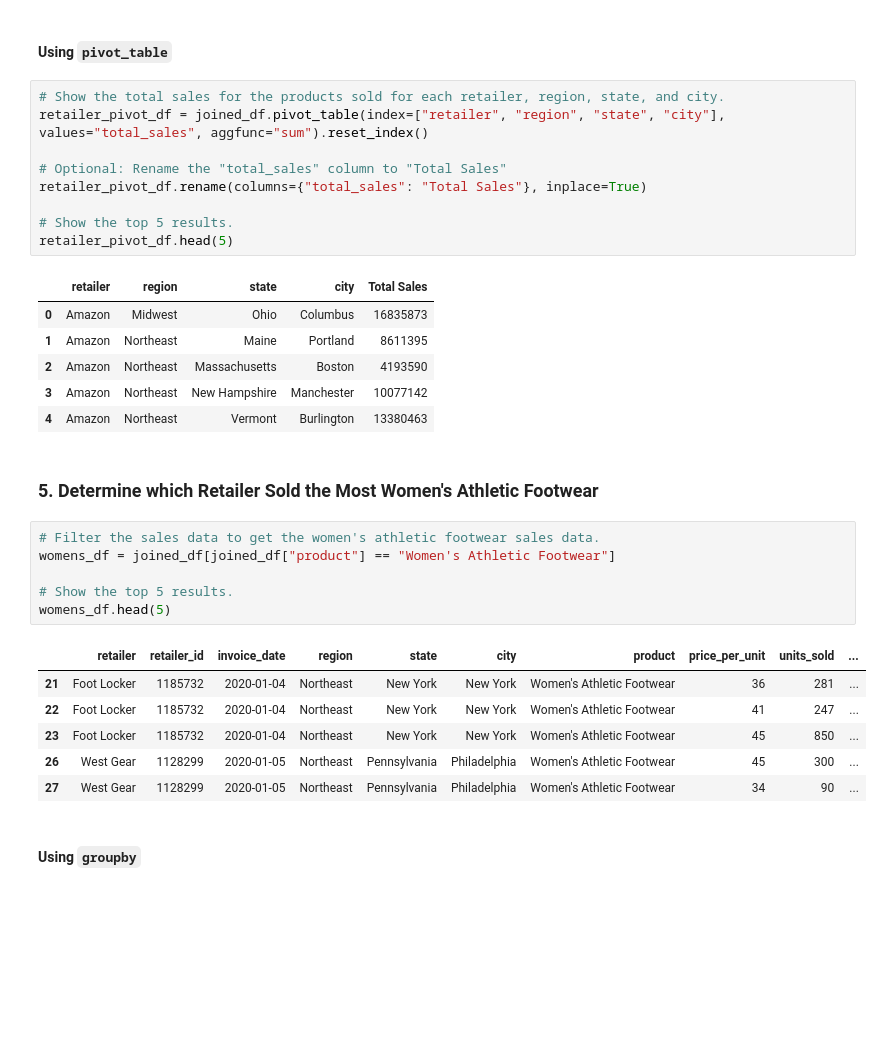
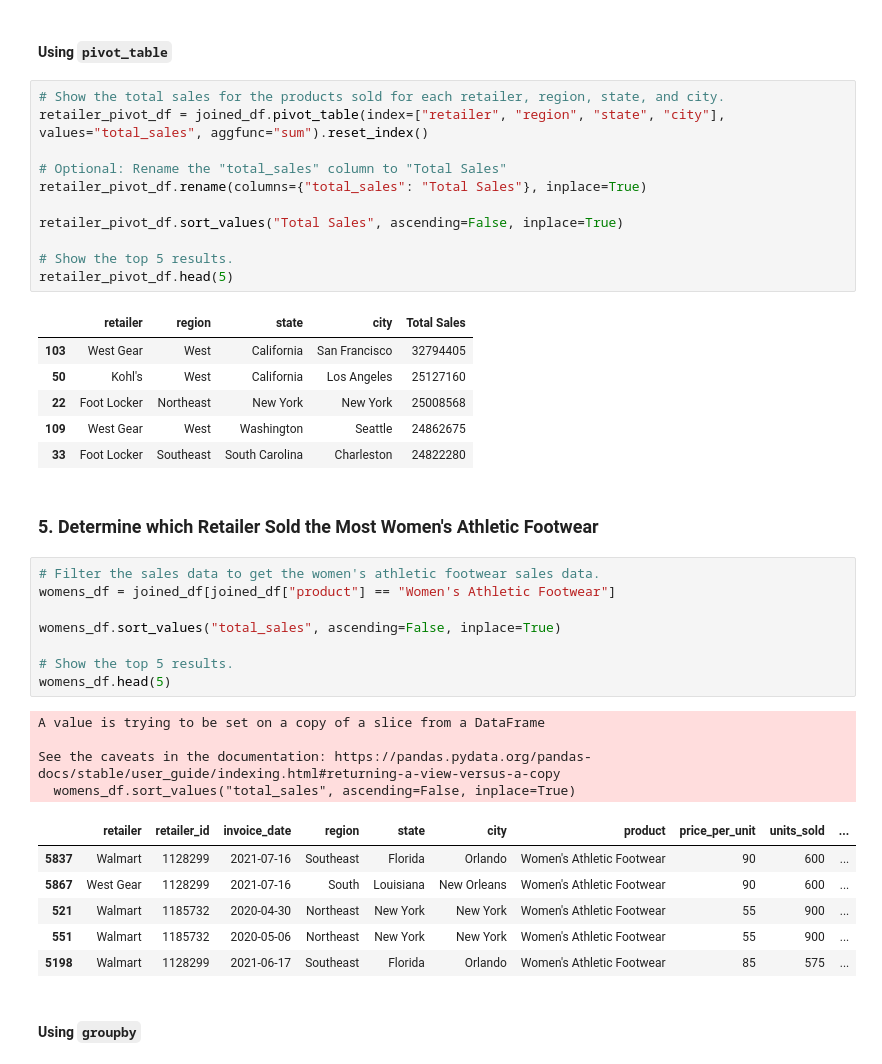
Before and after one commit to heidthecamp/athletic_sales_analysis, a Jupyter notebook: athletic_sales_analysis_starter_code.ipynb, the cells around one changed output. Drawn from its saved outputs; the diff is of its cells as text; blank space fills up the shorter version.

```diff
--- a/athletic_sales_analysis_starter_code.ipynb
+++ b/athletic_sales_analysis_starter_code.ipynb
@@ -226,30 +236,38 @@ retailer_pivot_df = joined_df.pivot_table(index=["retailer", "region", "state",
 # Optional: Rename the "total_sales" column to "Total Sales"
 retailer_pivot_df.rename(columns={"total_sales": "Total Sales"}, inplace=True)
 
+retailer_pivot_df.sort_values("Total Sales", ascending=False, inplace=True)
+
 # Show the top 5 results.
 retailer_pivot_df.head(5)
 # %% [output]
 |  | retailer | region | state | city | Total Sales |
-| 0 | Amazon | Midwest | Ohio | Columbus | 16835873 |
-| 1 | Amazon | Northeast | Maine | Portland | 8611395 |
-| 2 | Amazon | Northeast | Massachusetts | Boston | 4193590 |
-| 3 | Amazon | Northeast | New Hampshire | Manchester | 10077142 |
-| 4 | Amazon | Northeast | Vermont | Burlington | 13380463 |
+| 103 | West Gear | West | California | San Francisco | 32794405 |
+| 50 | Kohl's | West | California | Los Angeles | 25127160 |
+| 22 | Foot Locker | Northeast | New York | New York | 25008568 |
+| 109 | West Gear | West | Washington | Seattle | 24862675 |
+| 33 | Foot Locker | Southeast | South Carolina | Charleston | 24822280 |
 # %% [markdown]
 ### 5. Determine which Retailer Sold the Most Women's Athletic Footwear
 # %%
 # Filter the sales data to get the women's athletic footwear sales data.
 womens_df = joined_df[joined_df["product"] == "Women's Athletic Footwear"]
 
+womens_df.sort_values("total_sales", ascending=False, inplace=True)
+
 # Show the top 5 results.
 womens_df.head(5)
 # %% [output]
+A value is trying to be set on a copy of a slice from a DataFrame
+
+See the caveats in the documentation: https://pandas.pydata.org/pandas-docs/stable/user_guide/indexing.html#returning-a-view-versus-a-copy
+  womens_df.sort_values("total_sales", ascending=False, inplace=True)
 |  | retailer | retailer_id | invoice_date | region | state | city | product | price_per_unit | units_sold | ... |
-| 21 | Foot Locker | 1185732 | 2020-01-04 | Northeast | New York | New York | Women's Athletic Footwear | 36 | 281 | ... |
-| 22 | Foot Locker | 1185732 | 2020-01-04 | Northeast | New York | New York | Women's Athletic Footwear | 41 | 247 | ... |
-| 23 | Foot Locker | 1185732 | 2020-01-04 | Northeast | New York | New York | Women's Athletic Footwear | 45 | 850 | ... |
-| 26 | West Gear | 1128299 | 2020-01-05 | Northeast | Pennsylvania | Philadelphia | Women's Athletic Footwear | 45 | 300 | ... |
-| 27 | West Gear | 1128299 | 2020-01-05 | Northeast | Pennsylvania | Philadelphia | Women's Athletic Footwear | 34 | 90 | ... |
+| 5837 | Walmart | 1128299 | 2021-07-16 | Southeast | Florida | Orlando | Women's Athletic Footwear | 90 | 600 | ... |
+| 5867 | West Gear | 1128299 | 2021-07-16 | South | Louisiana | New Orleans | Women's Athletic Footwear | 90 | 600 | ... |
+| 521 | Walmart | 1185732 | 2020-04-30 | Northeast | New York | New York | Women's Athletic Footwear | 55 | 900 | ... |
+| 551 | Walmart | 1185732 | 2020-05-06 | Northeast | New York | New York | Women's Athletic Footwear | 55 | 900 | ... |
+| 5198 | Walmart | 1128299 | 2021-06-17 | Southeast | Florida | Orlando | Women's Athletic Footwear | 85 | 575 | ... |
 # %% [markdown]
 #### Using `groupby`
 # %%
```
Also changed, not shown: parts of 10 cells of this notebook.
